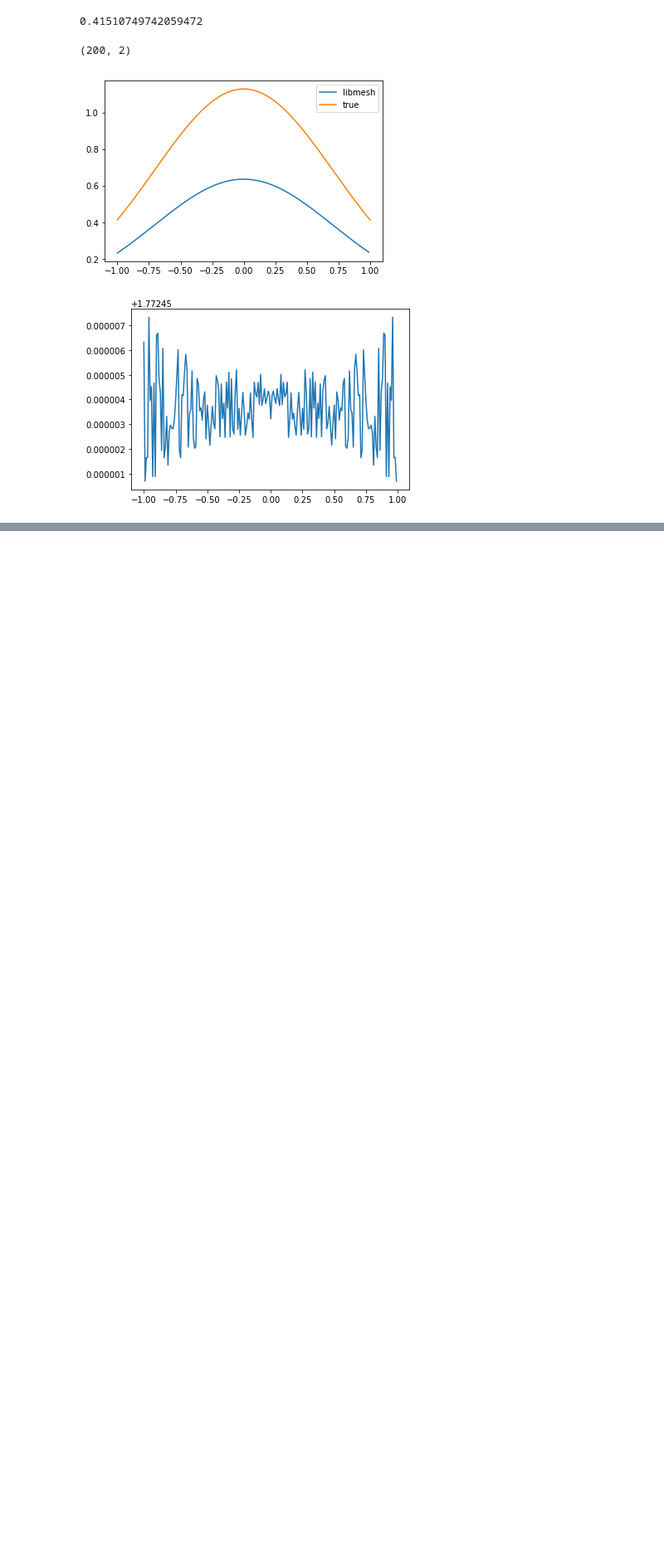
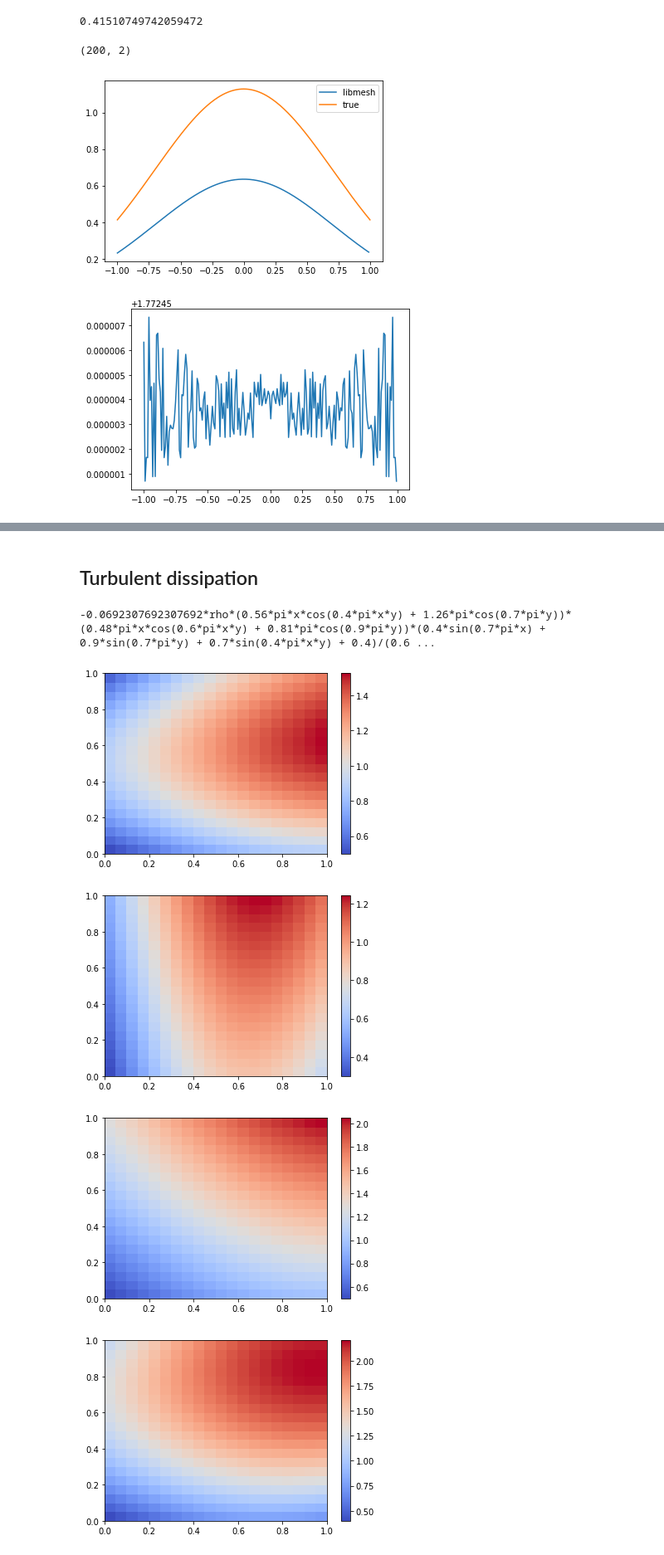
Before and after one commit to JIMMY-KSU/jupyter_notebooks, a Jupyter notebook: moose-notes.ipynb, the cells around one changed output, grey strips where cells are left out. Shown: that part at 83% size. Cells and saved outputs as stored; diff of their text form; code cells hidden in the pictures; blank space fills up the shorter version.

```diff
--- a/moose-notes.ipynb
+++ b/moose-notes.ipynb
@@ -654,0 +678,2 @@ plt.show()
+# %%
+x, y, L = var('x y L')
@@ -654,0 +702,15 @@ plt.show()
+# %%
+from random import randint, random, uniform
+
+def sym_func(x, y, L):
+    return round(uniform(.1, .99),1) + round(uniform(.1, .99),1) * sin(round(uniform(.1, .99),1) * pi * x / L) \
+                            + round(uniform(.1, .99),1) * sin(round(uniform(.1, .99),1) * pi * y / L) \
+                            + round(uniform(.1, .99),1) * sin(round(uniform(.1, .99),1) * pi * x * y / L)
+# %%
+u = sym_func(x, y, 1)
+v = sym_func(x, y, 1)
+p = sym_func(x, y, 1)
+k = sym_func(x, y, 1)
+eps = sym_func(x, y, 1)
+
+print(u, v, p, k, eps, sep="\n")
@@ -654,0 +789,54 @@ plt.show()
+# %% [markdown]
+## Turbulent dissipation
+# %%
+cmu = 0.09
+sigk = 1.
+sigeps = 1.3
+c1eps = 1.44
+c2eps = 1.92
+
+conv_term = rho * uvec.transpose() * gradScalar2(eps, x, y)
+diff_term = - divVec2(rho * cmu * k**2 / eps / sigeps * gradScalar2(eps, x, y), x, y)
+creation_term = - rho * c1eps * cmu * k / 2 * strain_rate_squared_2(uvec, x, y)
+destruction_term = rho * c2eps * eps**2 / k
+
+terms = [conv_term[0,0], diff_term, creation_term, destruction_term]
+L = 0
+for term in terms:
+    L += term
+print(L)
+# %% [output]
+-0.0692307692307692*rho*(0.56*pi*x*cos(0.4*pi*x*y) + 1.26*pi*cos(0.7*pi*y))*(0.48*pi*x*cos(0.6*pi*x*y) + 0.81*pi*cos(0.9*pi*y))*(0.4*sin(0.7*pi*x) + 0.9*sin(0.7*pi*y) + 0.7*sin(0.4*pi*x*y) + 0.4)/(0.6 ...
+# %%
+def z(func, xh, yh):
+    u = np.zeros(xh.shape)
+    for i in range(0,xh.shape[0]):
+        for j in range(0,xh.shape[1]):
+            u[i][j] = func.subs({x:xh[i][j], y:yh[i][j]}).evalf()
+#             print(func.subs({x:xh[i][j], y:yh[i][j]}).evalf())
+    return u
+
+
+xnum = np.arange(0, 1.01, .05)
+ynum = np.arange(0, 1.01, .05)
+xgrid, ygrid = np.meshgrid(xnum, ynum)
+uh = z(u, xgrid, ygrid)
+
+vh = z(v, xgrid, ygrid)
+ph = z(p, xgrid, ygrid)
+kh = z(k, xgrid, ygrid)
+epsh = z(eps, xgrid, ygrid)
+# %%
+import matplotlib.pyplot as plt
+
+plot_funcs = [uh, vh, ph, kh, epsh]
+
+for func in plot_funcs:
+    plt.pcolor(xgrid, ygrid, func, cmap='coolwarm')
+    cbar = plt.colorbar()
+    plt.show()
+# %% [output]
+[figure, added]
+[figure, added]
+[figure, added]
+[figure, added]
```
Also changed, not shown: parts of 14 cells of this notebook, 1 other file.
